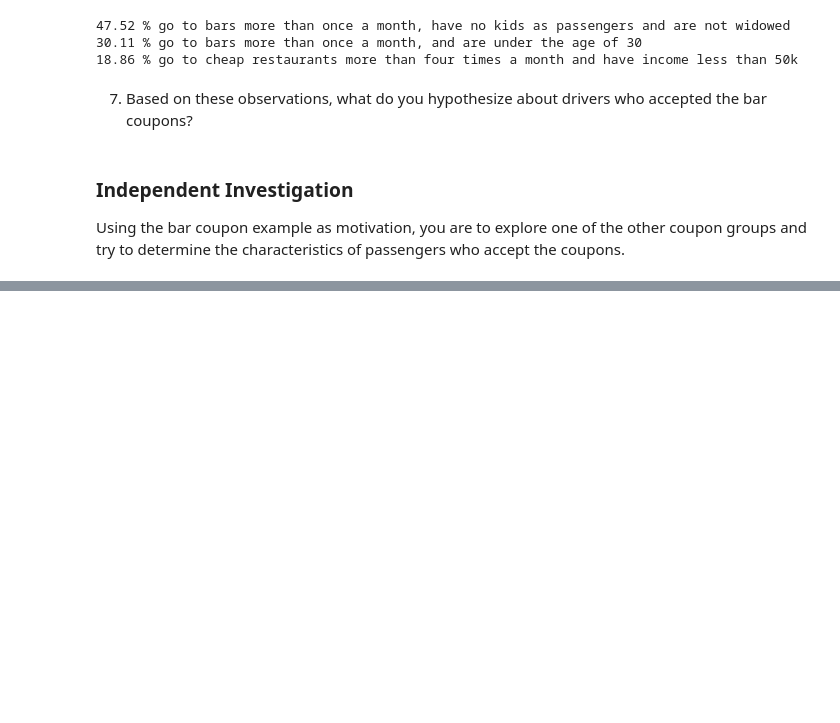
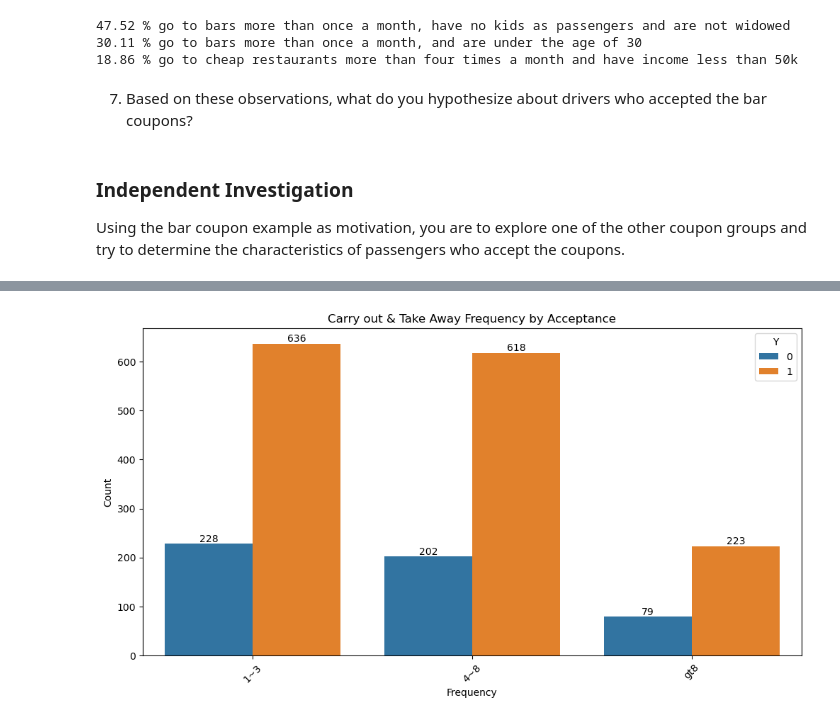
Before and after one commit to mickgram/Practical-Application-Assignment-5.1, a Jupyter notebook: prompt.ipynb, the cells around one changed output, grey strips where cells are left out. Cells and saved outputs as stored; diff of their text form; code cells hidden in the pictures; blank space fills up the shorter version.

```diff
--- a/prompt.ipynb
+++ b/prompt.ipynb
@@ -309,0 +368,28 @@ Using the bar coupon example as motivation, you are to explore one of the other
+# %%
+# let me investigate the distribution for the CarryAway column for 1 or more frequency
+
+# Defining the specific order for the x-axis
+one_or_more = ['1~3', '4~8', 'gt8']
+
+# create new filtered dataset for 1 ore more
+data_carryout_one_or_more = data_carryout[data_carryout['CarryAway'].isin(one_or_more)]
+
+# plot size
+plt.figure(figsize=(12, 6))
+
+#further adding a split of acceptance
+# seaborn countplot method
+fig = sns.countplot(x='CarryAway', data=data_carryout_one_or_more, hue='Y', order=one_or_more)
+for container in fig.containers:
+    fig.bar_label(container)
+
+# adding titles, axis labels, rotation of x axis label:
+plt.title('Carry out & Take Away Frequency by Acceptance')
+plt.xlabel('Frequency')
+plt.ylabel('Count')
+plt.xticks(rotation=45)
+plt.show()
+
+# finding: there is a fairly equial distribution for acceptance / non-acceptance regardless of frequency
+# %% [output]
+[figure, added]
```
Also changed, not shown: parts of 5 cells of this notebook.
